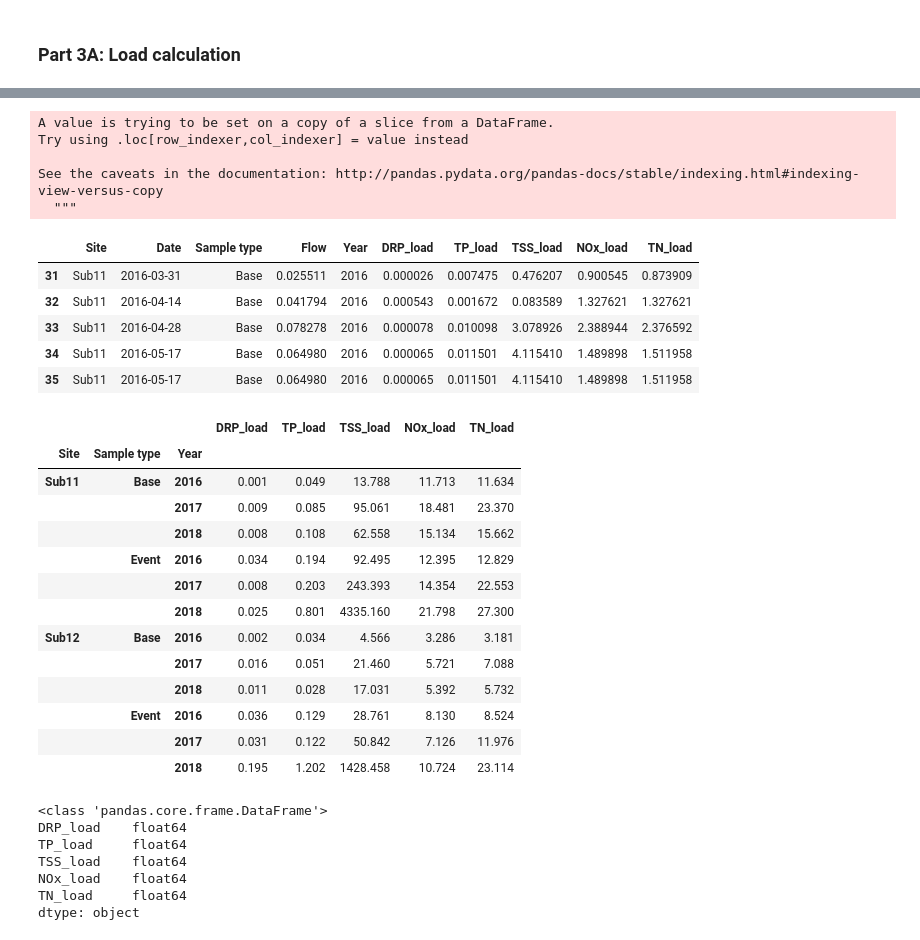
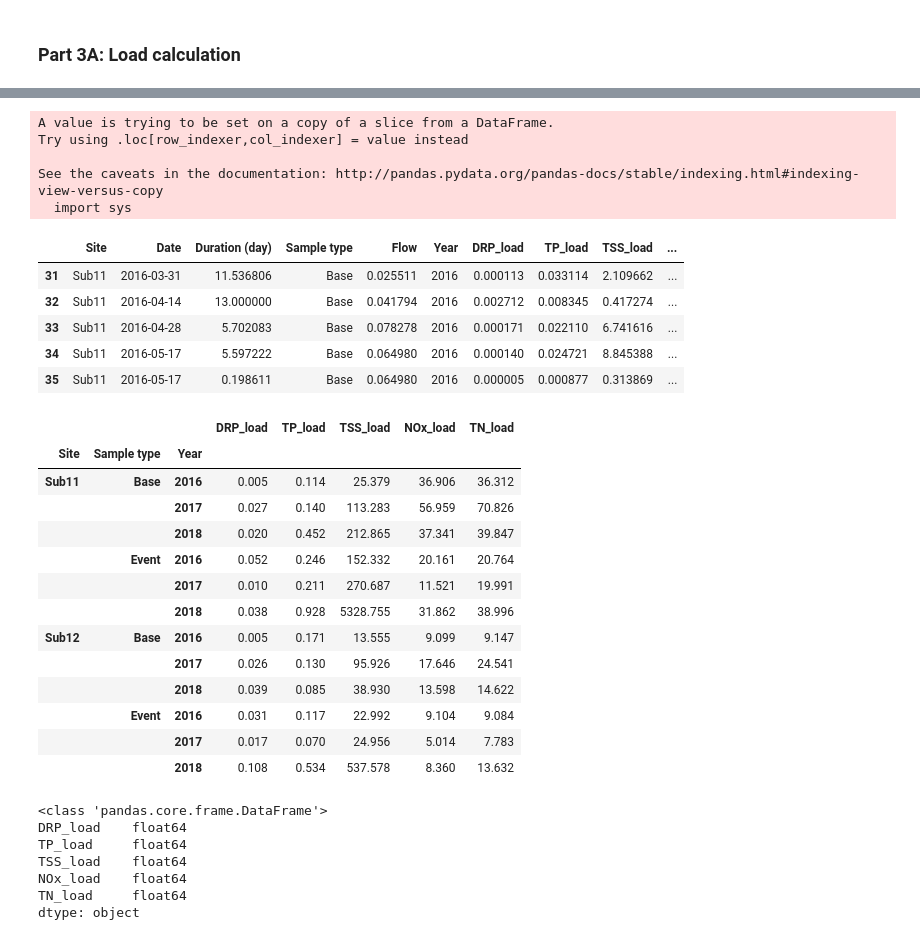
Before and after one commit to jiyeow/jy_project, a Jupyter notebook: ABE516x_finalproject.ipynb, the cells around one changed output, grey strips where cells are left out. Saved outputs shown, nothing was run; the diff lists cells and outputs as text; code cells hidden in the pictures.

```diff
--- a/ABE516x_finalproject.ipynb
+++ b/ABE516x_finalproject.ipynb
@@ -224,24 +205,27 @@ data_load.head()
 # %%
 # calculate the analyte load by multiplying flow and concentration, then remove concentration column
 list_of_analytes = ['DRP', 'TP', 'TSS', 'NOx', 'TN']
+# actual catchment area of 11 and 12 were 229 and 221 ha respectively. I simplified this for last min changes to calculation
+area_drain = 225
 
 for x in list_of_analytes:
-    data_load[x + '_load'] = data_load['Flow'] * data_load[x]
+    data_load[x + '_load'] = data_load['Flow'] * data_load[x] * data_load ['Duration (day)'] *86400*1000/1000000/area_drain
+
 
 data_load = data_load.drop(columns=['DRP', 'TP', 'TSS', 'NOx', 'TN'])
 data_load.head()
 # %% [output]
 A value is trying to be set on a copy of a slice from a DataFrame.
 Try using .loc[row_indexer,col_indexer] = value instead
 
 See the caveats in the documentation: http://pandas.pydata.org/pandas-docs/stable/indexing.html#indexing-view-versus-copy
-  """
+  import sys
-|  | Site | Date | Sample type | Flow | Year | DRP_load | TP_load | TSS_load | NOx_load | TN_load |
-| 31 | Sub11 | 2016-03-31 | Base | 0.025511 | 2016 | 0.000026 | 0.007475 | 0.476207 | 0.900545 | 0.873909 |
-| 32 | Sub11 | 2016-04-14 | Base | 0.041794 | 2016 | 0.000543 | 0.001672 | 0.083589 | 1.327621 | 1.327621 |
-| 33 | Sub11 | 2016-04-28 | Base | 0.078278 | 2016 | 0.000078 | 0.010098 | 3.078926 | 2.388944 | 2.376592 |
-| 34 | Sub11 | 2016-05-17 | Base | 0.064980 | 2016 | 0.000065 | 0.011501 | 4.115410 | 1.489898 | 1.511958 |
-| 35 | Sub11 | 2016-05-17 | Base | 0.064980 | 2016 | 0.000065 | 0.011501 | 4.115410 | 1.489898 | 1.511958 |
+|  | Site | Date | Duration (day) | Sample type | Flow | Year | DRP_load | TP_load | TSS_load | ... |
+| 31 | Sub11 | 2016-03-31 | 11.536806 | Base | 0.025511 | 2016 | 0.000113 | 0.033114 | 2.109662 | ... |
+| 32 | Sub11 | 2016-04-14 | 13.000000 | Base | 0.041794 | 2016 | 0.002712 | 0.008345 | 0.417274 | ... |
+| 33 | Sub11 | 2016-04-28 | 5.702083 | Base | 0.078278 | 2016 | 0.000171 | 0.022110 | 6.741616 | ... |
+| 34 | Sub11 | 2016-05-17 | 5.597222 | Base | 0.064980 | 2016 | 0.000140 | 0.024721 | 8.845388 | ... |
+| 35 | Sub11 | 2016-05-17 | 0.198611 | Base | 0.064980 | 2016 | 0.000005 | 0.000877 | 0.313869 | ... |
 # %%
 # calculate the annual load of all analytes
 data_load_summary = data_load.groupby(['Site', 'Sample type','Year'])['DRP_load','TP_load', 'TSS_load', 'NOx_load', 'TN_load'].sum()
@@ -250,18 +234,18 @@ data_load_summary
 # %% [output]
 |  |  |  | DRP_load | TP_load | TSS_load | NOx_load | TN_load |
 | Site | Sample type | Year |  |  |  |  |  |
-| Sub11 | Base | 2016 | 0.001 | 0.049 | 13.788 | 11.713 | 11.634 |
-|  |  | 2017 | 0.009 | 0.085 | 95.061 | 18.481 | 23.370 |
-|  |  | 2018 | 0.008 | 0.108 | 62.558 | 15.134 | 15.662 |
-|  | Event | 2016 | 0.034 | 0.194 | 92.495 | 12.395 | 12.829 |
-|  |  | 2017 | 0.008 | 0.203 | 243.393 | 14.354 | 22.553 |
-|  |  | 2018 | 0.025 | 0.801 | 4335.160 | 21.798 | 27.300 |
-| Sub12 | Base | 2016 | 0.002 | 0.034 | 4.566 | 3.286 | 3.181 |
-|  |  | 2017 | 0.016 | 0.051 | 21.460 | 5.721 | 7.088 |
-|  |  | 2018 | 0.011 | 0.028 | 17.031 | 5.392 | 5.732 |
-|  | Event | 2016 | 0.036 | 0.129 | 28.761 | 8.130 | 8.524 |
-|  |  | 2017 | 0.031 | 0.122 | 50.842 | 7.126 | 11.976 |
-|  |  | 2018 | 0.195 | 1.202 | 1428.458 | 10.724 | 23.114 |
+| Sub11 | Base | 2016 | 0.005 | 0.114 | 25.379 | 36.906 | 36.312 |
+|  |  | 2017 | 0.027 | 0.140 | 113.283 | 56.959 | 70.826 |
+|  |  | 2018 | 0.020 | 0.452 | 212.865 | 37.341 | 39.847 |
+|  | Event | 2016 | 0.052 | 0.246 | 152.332 | 20.161 | 20.764 |
+|  |  | 2017 | 0.010 | 0.211 | 270.687 | 11.521 | 19.991 |
+|  |  | 2018 | 0.038 | 0.928 | 5328.755 | 31.862 | 38.996 |
+| Sub12 | Base | 2016 | 0.005 | 0.171 | 13.555 | 9.099 | 9.147 |
+|  |  | 2017 | 0.026 | 0.130 | 95.926 | 17.646 | 24.541 |
+|  |  | 2018 | 0.039 | 0.085 | 38.930 | 13.598 | 14.622 |
+|  | Event | 2016 | 0.031 | 0.117 | 22.992 | 9.104 | 9.084 |
+|  |  | 2017 | 0.017 | 0.070 | 24.956 | 5.014 | 7.783 |
+|  |  | 2018 | 0.108 | 0.534 | 537.578 | 8.360 | 13.632 |
 # %%
 print(type(data_load_summary))
 print(data_load_summary.dtypes)
```
Also changed, not shown: parts of 11 cells of this notebook.
